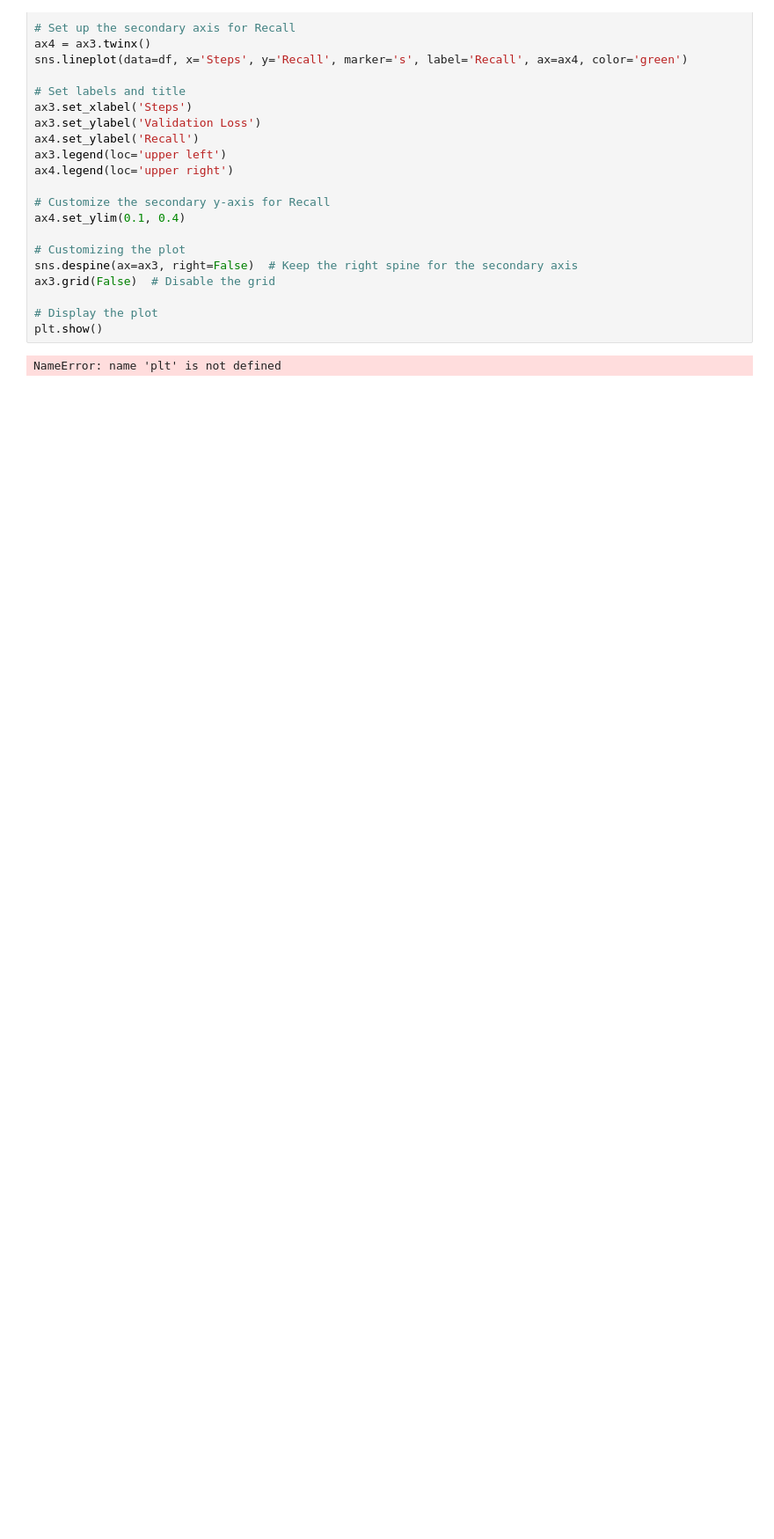
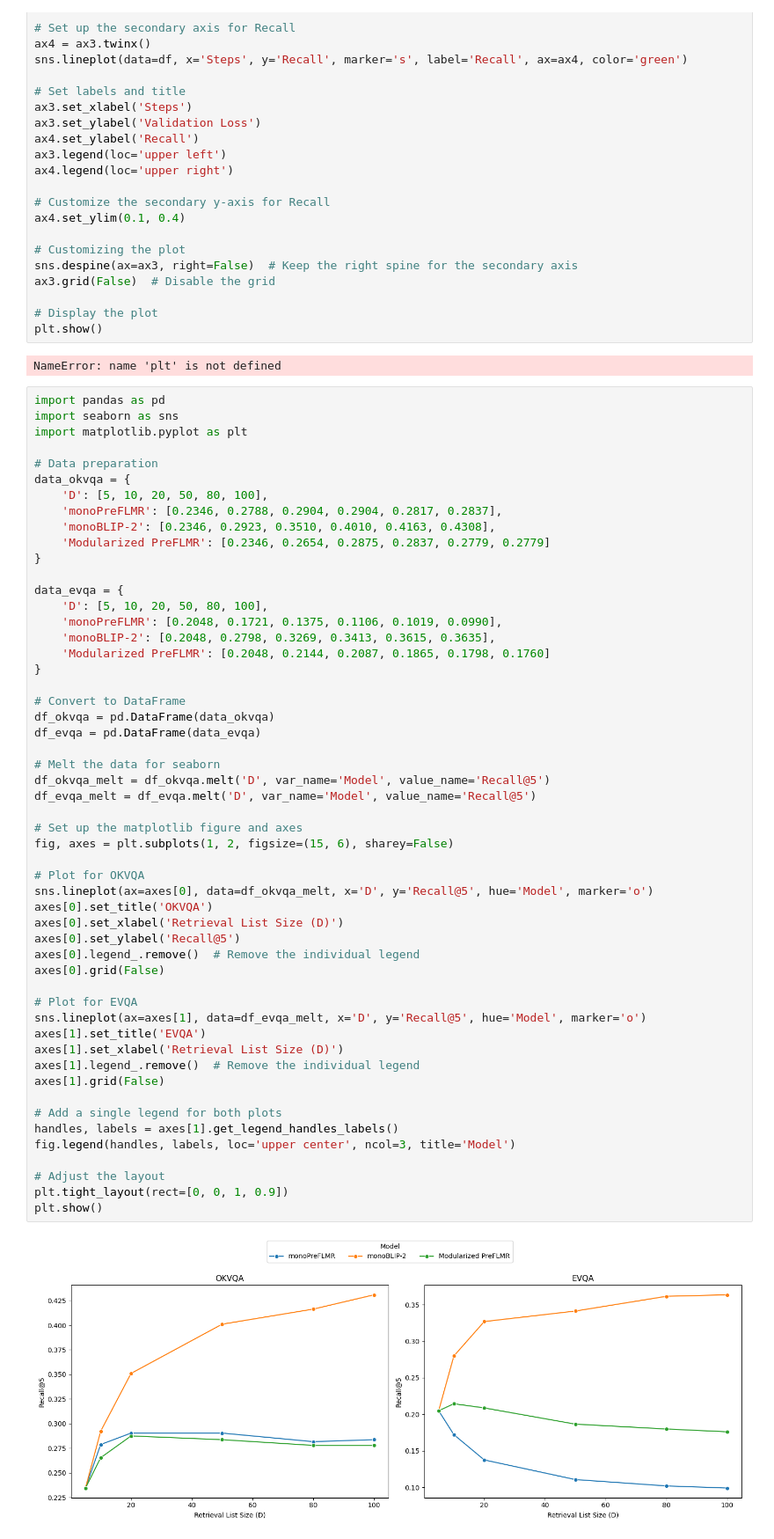
Before and after one commit to felixzhu17/Reranking-Multimodal-Retrievers, a Jupyter notebook: test.ipynb, the cells around one changed output. Shown at 88% size. Saved outputs shown, nothing was run; the diff lists cells and outputs as text; blank space fills up the shorter version.

```diff
--- a/test.ipynb
+++ b/test.ipynb
@@ -27,3 +70,58 @@ ax3.grid(False)  # Disable the grid
 plt.show()
 # %% [output]
 NameError: name 'plt' is not defined
+# %%
+import pandas as pd
+import seaborn as sns
+import matplotlib.pyplot as plt
+
+# Data preparation
+data_okvqa = {
+    'D': [5, 10, 20, 50, 80, 100],
+    'monoPreFLMR': [0.2346, 0.2788, 0.2904, 0.2904, 0.2817, 0.2837],
+    'monoBLIP-2': [0.2346, 0.2923, 0.3510, 0.4010, 0.4163, 0.4308],
+    'Modularized PreFLMR': [0.2346, 0.2654, 0.2875, 0.2837, 0.2779, 0.2779]
+}
+
+data_evqa = {
+    'D': [5, 10, 20, 50, 80, 100],
+    'monoPreFLMR': [0.2048, 0.1721, 0.1375, 0.1106, 0.1019, 0.0990],
+    'monoBLIP-2': [0.2048, 0.2798, 0.3269, 0.3413, 0.3615, 0.3635],
+    'Modularized PreFLMR': [0.2048, 0.2144, 0.2087, 0.1865, 0.1798, 0.1760]
+}
+
+# Convert to DataFrame
+df_okvqa = pd.DataFrame(data_okvqa)
+df_evqa = pd.DataFrame(data_evqa)
+
+# Melt the data for seaborn
+df_okvqa_melt = df_okvqa.melt('D', var_name='Model', value_name='Recall@5')
+df_evqa_melt = df_evqa.melt('D', var_name='Model', value_name='Recall@5')
+
+# Set up the matplotlib figure and axes
+fig, axes = plt.subplots(1, 2, figsize=(15, 6), sharey=False)
+
+# Plot for OKVQA
+sns.lineplot(ax=axes[0], data=df_okvqa_melt, x='D', y='Recall@5', hue='Model', marker='o')
+axes[0].set_title('OKVQA')
+axes[0].set_xlabel('Retrieval List Size (D)')
+axes[0].set_ylabel('Recall@5')
+axes[0].legend_.remove()  # Remove the individual legend
+axes[0].grid(False)
+
+# Plot for EVQA
+sns.lineplot(ax=axes[1], data=df_evqa_melt, x='D', y='Recall@5', hue='Model', marker='o')
+axes[1].set_title('EVQA')
+axes[1].set_xlabel('Retrieval List Size (D)')
+axes[1].legend_.remove()  # Remove the individual legend
+axes[1].grid(False)
+
+# Add a single legend for both plots
+handles, labels = axes[1].get_legend_handles_labels()
+fig.legend(handles, labels, loc='upper center', ncol=3, title='Model')
+
+# Adjust the layout
+plt.tight_layout(rect=[0, 0, 1, 0.9])
+plt.show()
+# %% [output]
+[figure, added]
```
Also changed, not shown: parts of 1 cell of this notebook.
